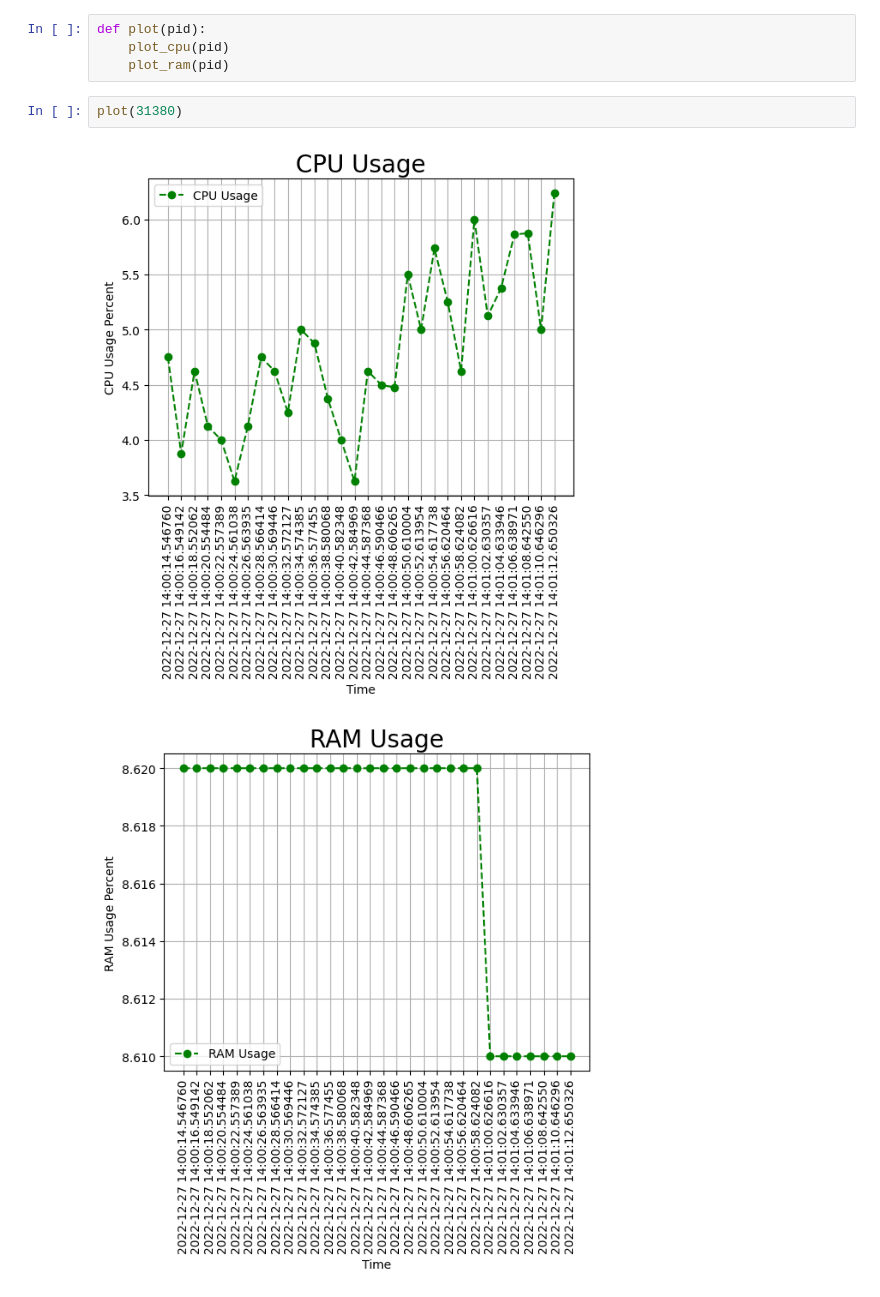
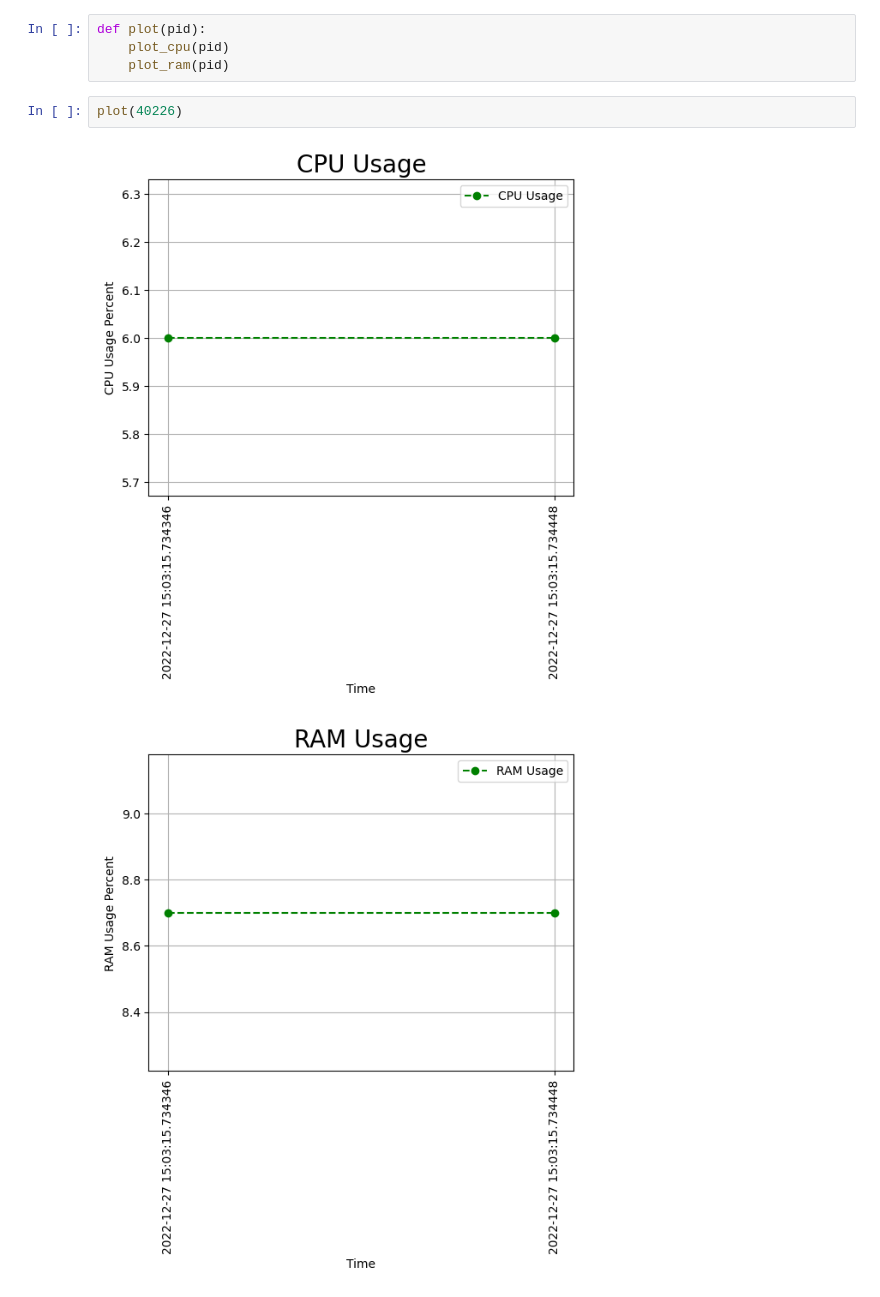
Before and after one commit to hari0409/Linux-Process-Monitor, a Jupyter notebook: plot.ipynb, the cells around one changed output. Drawn from its saved outputs; the diff is of its cells as text.

```diff
--- a/plot.ipynb
+++ b/plot.ipynb
@@ -45,7 +45,7 @@ def plot(pid):
     plot_cpu(pid)
     plot_ram(pid)
 # %%
-plot(31380)
+plot(40226)
 # %% [output]
-[figure, old version]
+[figure, new version]
-[figure, old version]
+[figure, new version]
```
Also changed, not shown: 6 other files.
